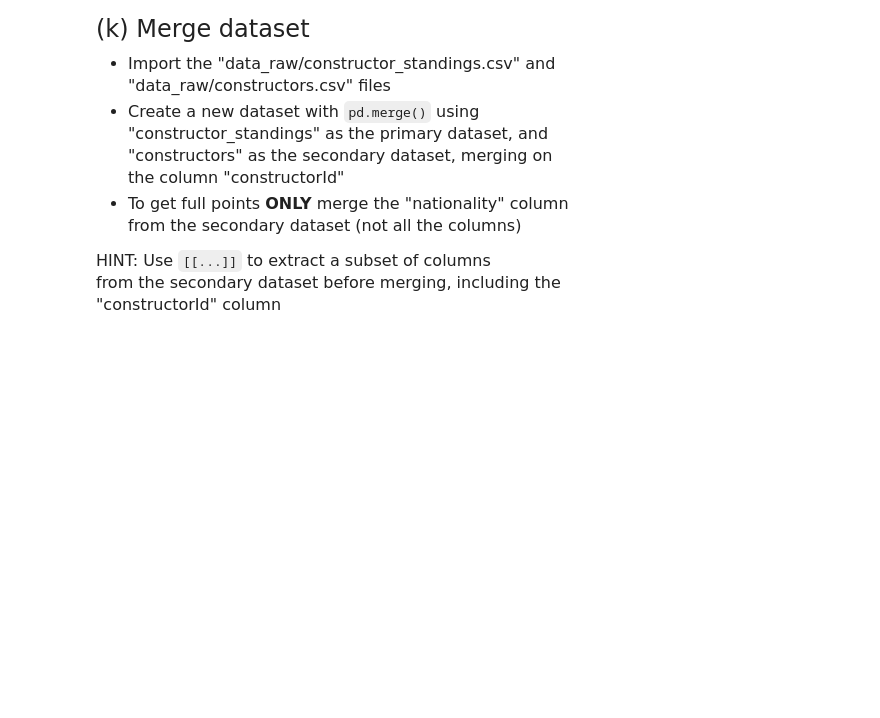
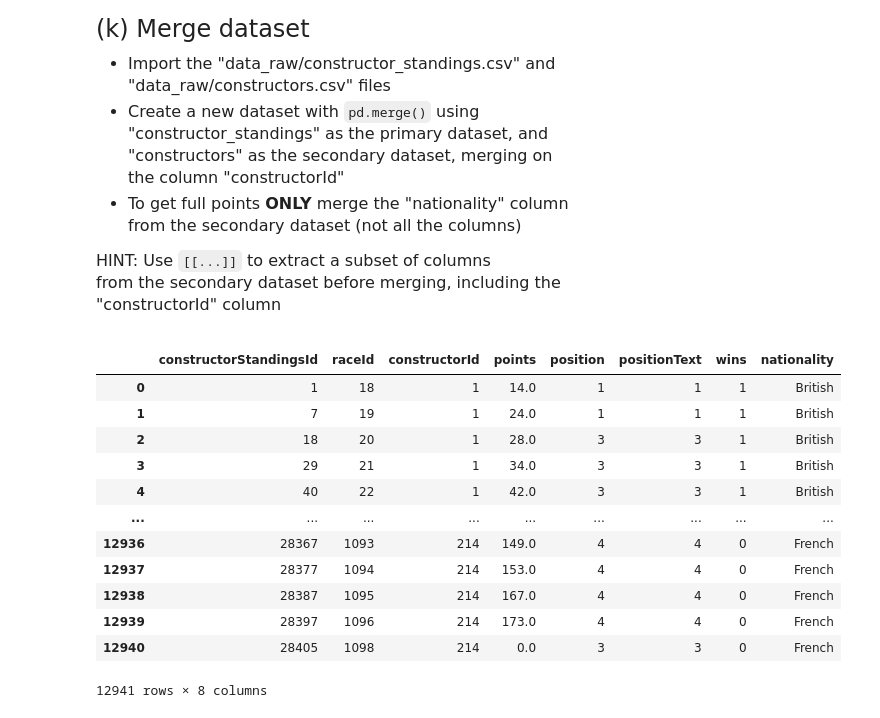
Before and after one commit to Ghpaulj/qtm531spring2024, a Jupyter notebook: Lecture 03/Lecture 3 Exercises.ipynb, the cells around one changed output. Saved outputs shown, nothing was run; the diff lists cells and outputs as text; code cells hidden in the pictures; blank space fills up the shorter version.

```diff
--- a/Lecture 03/Lecture 3 Exercises.ipynb
+++ b/Lecture 03/Lecture 3 Exercises.ipynb
@@ -255,0 +469,30 @@ from the secondary dataset before merging, including the <br>
+# %%
+# Write your own code
+
+
+# Importing the files
+standing = pd.read_csv("data_raw/constructor_standings.csv")
+constructors = pd.read_csv("data_raw/constructors.csv")
+
+# Extracting from the constructors
+constructors_subset = constructors[['constructorId', 'nationality']]
+
+# Merging the DataFrames
+merged_dataset = pd.merge(standing, constructors_subset, on='constructorId')
+
+
+merged_dataset
+# %% [output]
+|  | constructorStandingsId | raceId | constructorId | points | position | positionText | wins | nationality |
+| 0 | 1 | 18 | 1 | 14.0 | 1 | 1 | 1 | British |
+| 1 | 7 | 19 | 1 | 24.0 | 1 | 1 | 1 | British |
+| 2 | 18 | 20 | 1 | 28.0 | 3 | 3 | 1 | British |
+| 3 | 29 | 21 | 1 | 34.0 | 3 | 3 | 1 | British |
+| 4 | 40 | 22 | 1 | 42.0 | 3 | 3 | 1 | British |
+| ... | ... | ... | ... | ... | ... | ... | ... | ... |
+| 12936 | 28367 | 1093 | 214 | 149.0 | 4 | 4 | 0 | French |
+| 12937 | 28377 | 1094 | 214 | 153.0 | 4 | 4 | 0 | French |
+| 12938 | 28387 | 1095 | 214 | 167.0 | 4 | 4 | 0 | French |
+| 12939 | 28397 | 1096 | 214 | 173.0 | 4 | 4 | 0 | French |
+| 12940 | 28405 | 1098 | 214 | 0.0 | 3 | 3 | 0 | French |
+12941 rows × 8 columns
```
Also changed, not shown: parts of 18 cells of this notebook, 1 other file.
